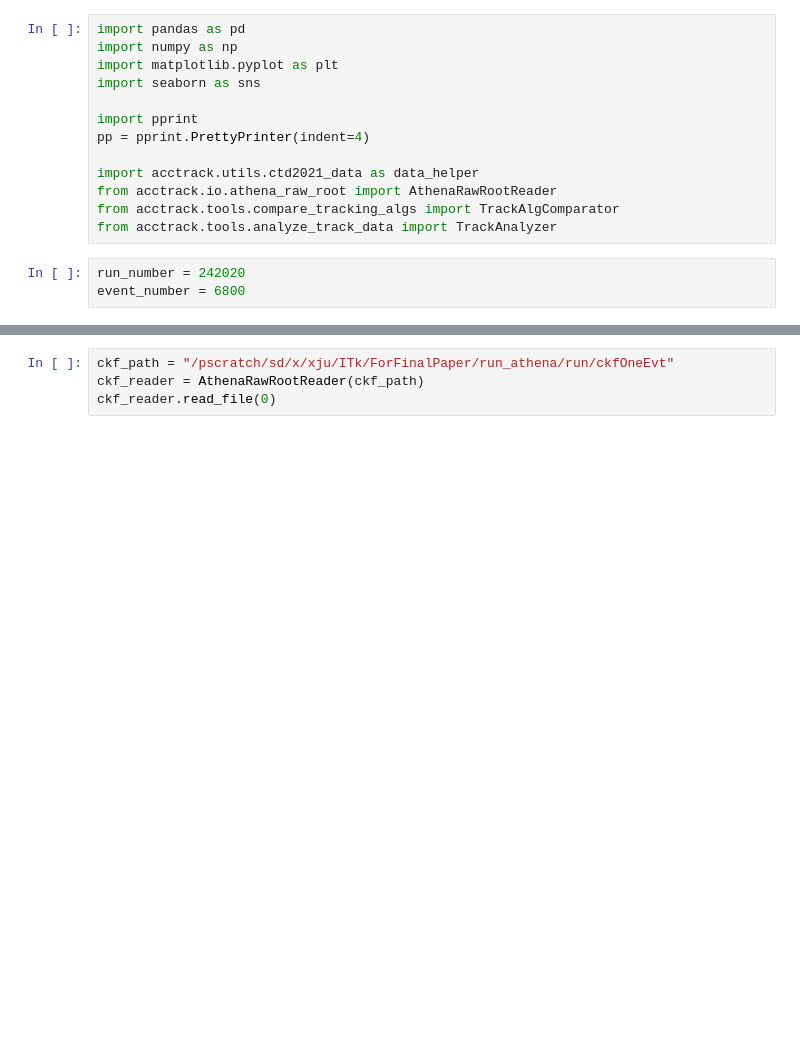
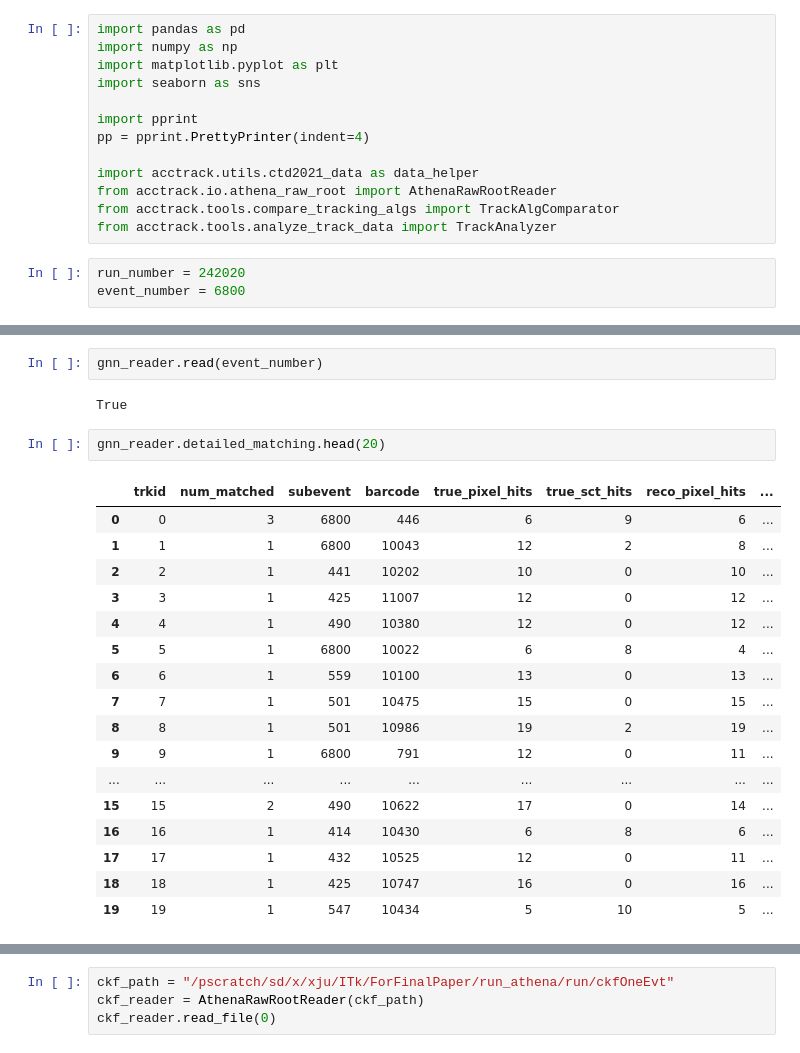
Before and after one commit to xju2/visual_tracks, a Jupyter notebook: notebooks/1.1compare_ckf_with_GNN-rel24.ipynb, the cells around one changed output, grey strips where cells are left out. Cells and saved outputs as stored; diff of their text form; blank space fills up the shorter version.

Commit message:
read sp on tracks

```diff
--- a/notebooks/1.1compare_ckf_with_GNN-rel24.ipynb
+++ b/notebooks/1.1compare_ckf_with_GNN-rel24.ipynb
@@ -27,0 +31,24 @@ Tree GNN4ITk is not in /pscratch/sd/x/xju/ITk/ForFinalPaper/run_athena/run/GNN4P
+# %%
+gnn_reader.read(event_number)
+# %% [output]
+True
+# %%
+gnn_reader.detailed_matching.head(20)
+# %% [output]
+|  | trkid | num_matched | subevent | barcode | true_pixel_hits | true_sct_hits | reco_pixel_hits | ... |
+| 0 | 0 | 3 | 6800 | 446 | 6 | 9 | 6 | ... |
+| 1 | 1 | 1 | 6800 | 10043 | 12 | 2 | 8 | ... |
+| 2 | 2 | 1 | 441 | 10202 | 10 | 0 | 10 | ... |
+| 3 | 3 | 1 | 425 | 11007 | 12 | 0 | 12 | ... |
+| 4 | 4 | 1 | 490 | 10380 | 12 | 0 | 12 | ... |
+| 5 | 5 | 1 | 6800 | 10022 | 6 | 8 | 4 | ... |
+| 6 | 6 | 1 | 559 | 10100 | 13 | 0 | 13 | ... |
+| 7 | 7 | 1 | 501 | 10475 | 15 | 0 | 15 | ... |
+| 8 | 8 | 1 | 501 | 10986 | 19 | 2 | 19 | ... |
+| 9 | 9 | 1 | 6800 | 791 | 12 | 0 | 11 | ... |
+| ... | ... | ... | ... | ... | ... | ... | ... | ... |
+| 15 | 15 | 2 | 490 | 10622 | 17 | 0 | 14 | ... |
+| 16 | 16 | 1 | 414 | 10430 | 6 | 8 | 6 | ... |
+| 17 | 17 | 1 | 432 | 10525 | 12 | 0 | 11 | ... |
+| 18 | 18 | 1 | 425 | 10747 | 16 | 0 | 16 | ... |
+| 19 | 19 | 1 | 547 | 10434 | 5 | 10 | 5 | ... |
```
Also changed, not shown: parts of 25 cells of this notebook, 2 other files.
